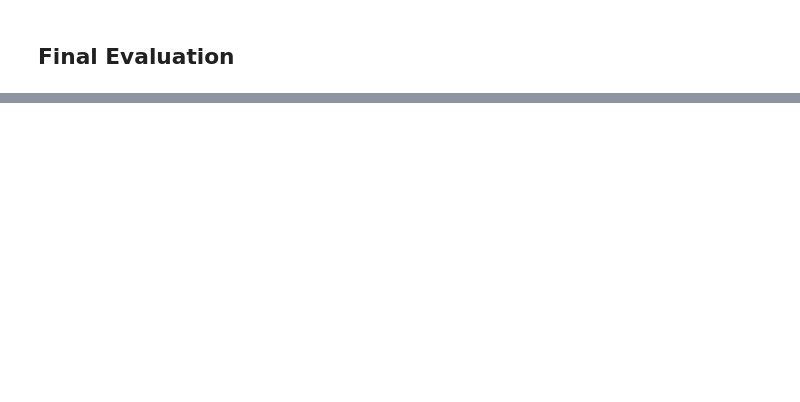
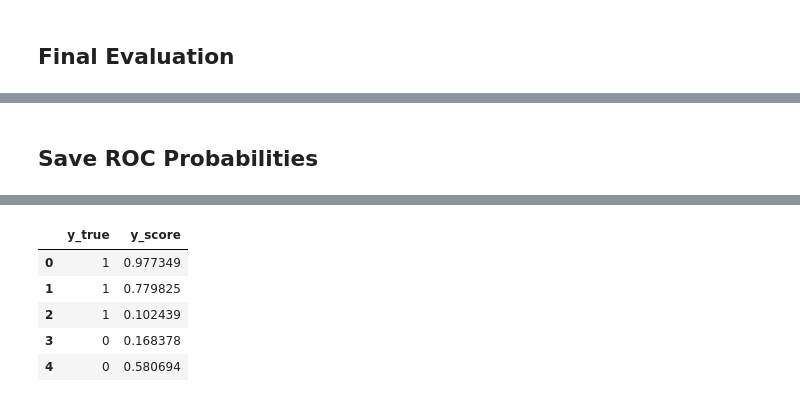
Before and after one commit to zobayer1/hg38-promoter-prediction, a Jupyter notebook: hg38_transformer.ipynb, the cells around one changed output, grey strips where cells are left out. Saved outputs shown, nothing was run; the diff lists cells and outputs as text; code cells hidden in the pictures; blank space fills up the shorter version.

```diff
--- a/hg38_transformer.ipynb
+++ b/hg38_transformer.ipynb
@@ -214,0 +254,29 @@ results
+# %% [markdown]
+## Save ROC Probabilities
+# %%
+pred = trainer.predict(test_ds)
+
+if isinstance(pred.predictions, tuple):
+    logits = pred.predictions[0]
+else:
+    logits = pred.predictions
+
+labels = pred.label_ids
+
+exp_logits = np.exp(logits - np.max(logits, axis=1, keepdims=True))
+probs = exp_logits / np.sum(exp_logits, axis=1, keepdims=True)
+
+y_score = probs[:, 1]
+
+roc_df = pd.DataFrame({
+    "y_true": labels,
+    "y_score": y_score
+})
+
+roc_df.to_csv(
+    os.path.join(OUT_DIR, "dnabert2_roc_data.csv"),
+    index=False
+)
+
+roc_df.head()
+# %% [output]
@@ -214,0 +284,6 @@ results
+|  | y_true | y_score |
+| 0 | 1 | 0.977349 |
+| 1 | 1 | 0.779825 |
+| 2 | 1 | 0.102439 |
+| 3 | 0 | 0.168378 |
+| 4 | 0 | 0.580694 |
```
Also changed, not shown: parts of 13 cells of this notebook, 14 other files.
